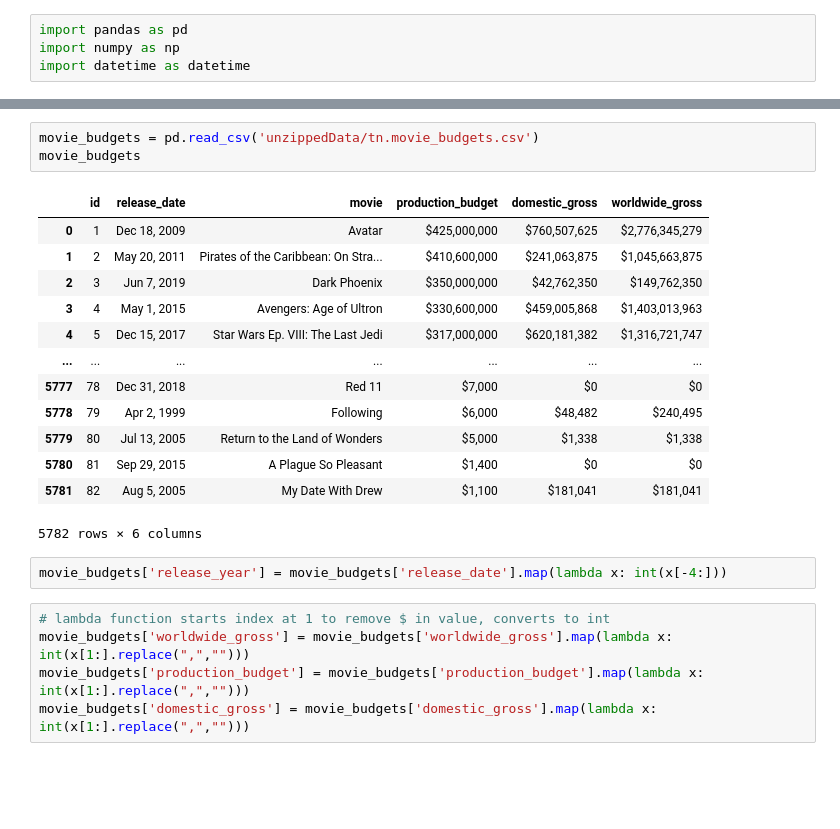
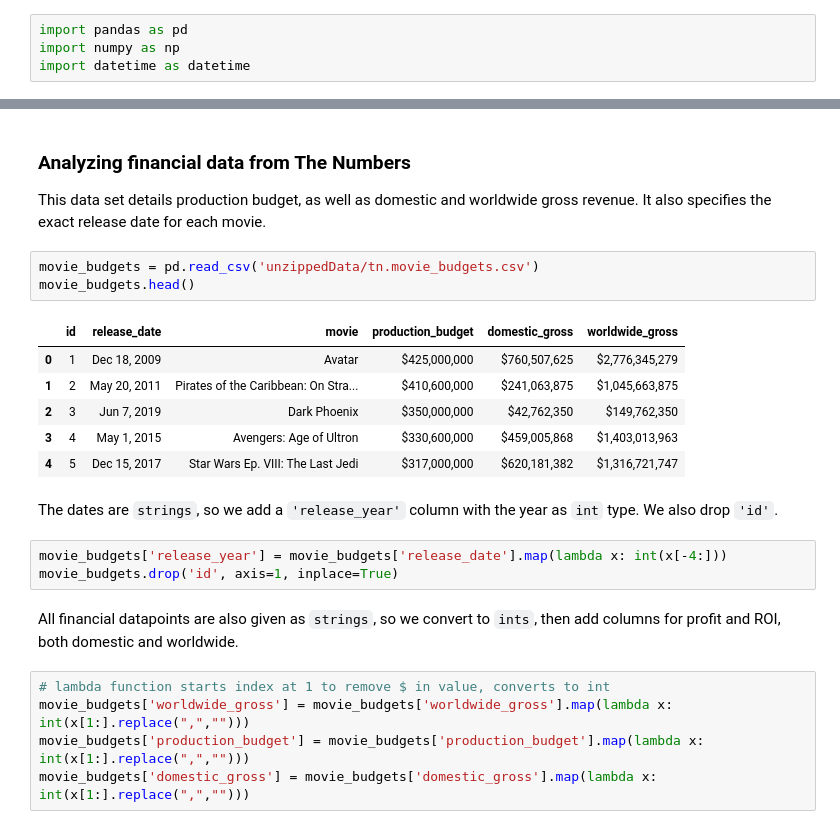
Before and after one commit to jmarkowi/Microsoft-Studios-Analysis, a Jupyter notebook: microsoft_movie_needs_analysis.ipynb, the cells around one changed output, grey strips where cells are left out. Cells and saved outputs as stored; diff of their text form; blank space fills up the shorter version.

```diff
--- a/microsoft_movie_needs_analysis.ipynb
+++ b/microsoft_movie_needs_analysis.ipynb
@@ -49,22 +21,23 @@ movies_info.head()
+# %% [markdown]
+### Analyzing financial data from The Numbers
+This data set details production budget, as well as domestic and worldwide gross revenue. It also specifies the exact release date for each movie.
 # %%
 movie_budgets = pd.read_csv('unzippedData/tn.movie_budgets.csv')
-movie_budgets
+movie_budgets.head()
 # %% [output]
 |  | id | release_date | movie | production_budget | domestic_gross | worldwide_gross |
 | 0 | 1 | Dec 18, 2009 | Avatar | $425,000,000 | $760,507,625 | $2,776,345,279 |
 | 1 | 2 | May 20, 2011 | Pirates of the Caribbean: On Stra... | $410,600,000 | $241,063,875 | $1,045,663,875 |
 | 2 | 3 | Jun 7, 2019 | Dark Phoenix | $350,000,000 | $42,762,350 | $149,762,350 |
 | 3 | 4 | May 1, 2015 | Avengers: Age of Ultron | $330,600,000 | $459,005,868 | $1,403,013,963 |
 | 4 | 5 | Dec 15, 2017 | Star Wars Ep. VIII: The Last Jedi | $317,000,000 | $620,181,382 | $1,316,721,747 |
-| ... | ... | ... | ... | ... | ... | ... |
-| 5777 | 78 | Dec 31, 2018 | Red 11 | $7,000 | $0 | $0 |
-| 5778 | 79 | Apr 2, 1999 | Following | $6,000 | $48,482 | $240,495 |
-| 5779 | 80 | Jul 13, 2005 | Return to the Land of Wonders | $5,000 | $1,338 | $1,338 |
-| 5780 | 81 | Sep 29, 2015 | A Plague So Pleasant | $1,400 | $0 | $0 |
-| 5781 | 82 | Aug 5, 2005 | My Date With Drew | $1,100 | $181,041 | $181,041 |
-5782 rows × 6 columns
+# %% [markdown]
+The dates are `strings`, so we add a `'release_year'` column with the year as `int` type. We also drop `'id'`.
 # %%
 movie_budgets['release_year'] = movie_budgets['release_date'].map(lambda x: int(x[-4:]))
+movie_budgets.drop('id', axis=1, inplace=True)
+# %% [markdown]
+All financial datapoints are also given as `strings`, so we convert to `ints`, then add columns for profit and ROI, both domestic and worldwide.
 # %%
 # lambda function starts index at 1 to remove $ in value, converts to int
 movie_budgets['worldwide_gross'] = movie_budgets['worldwide_gross'].map(lambda x: int(x[1:].replace(",","")))
```
Also changed, not shown: parts of 25 cells of this notebook.
